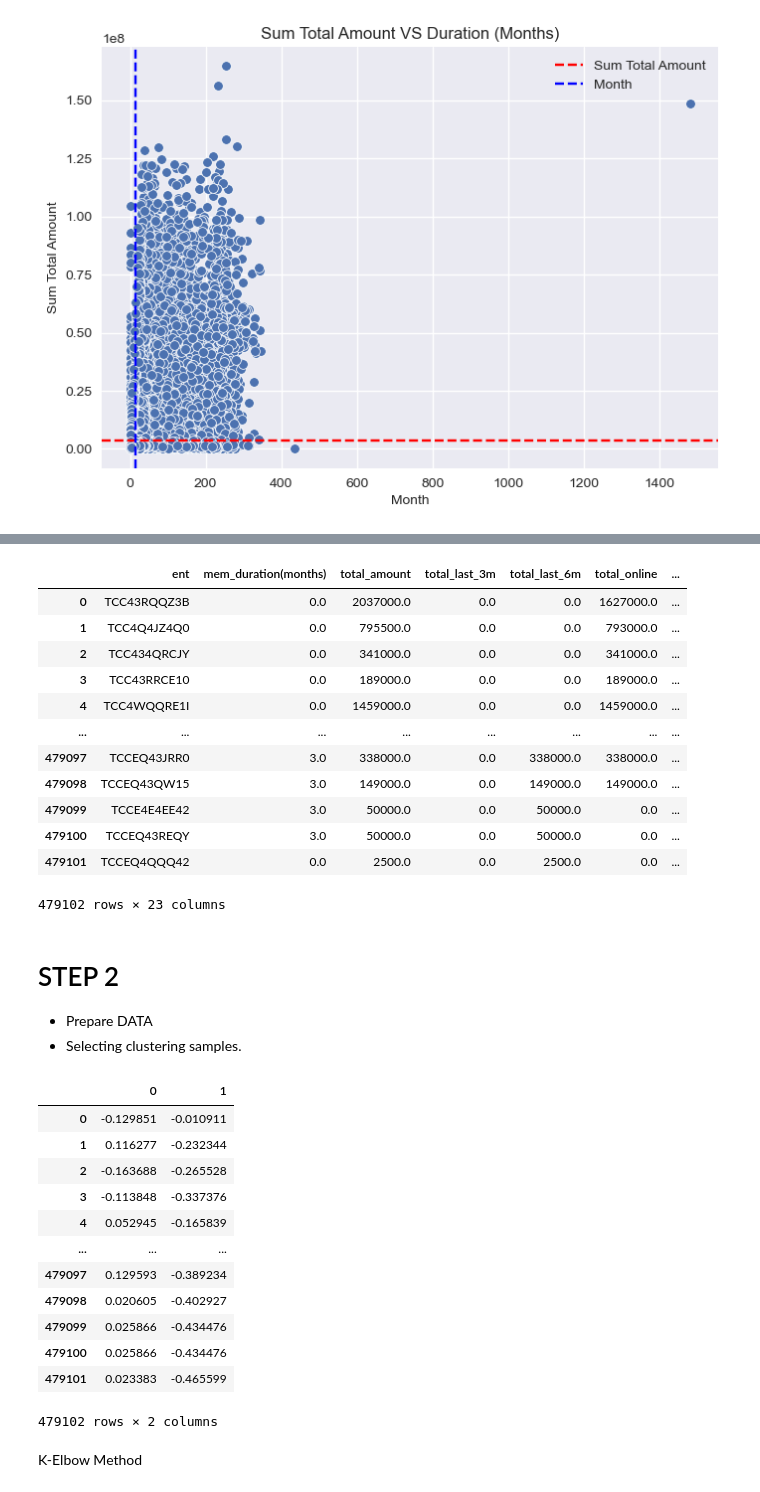
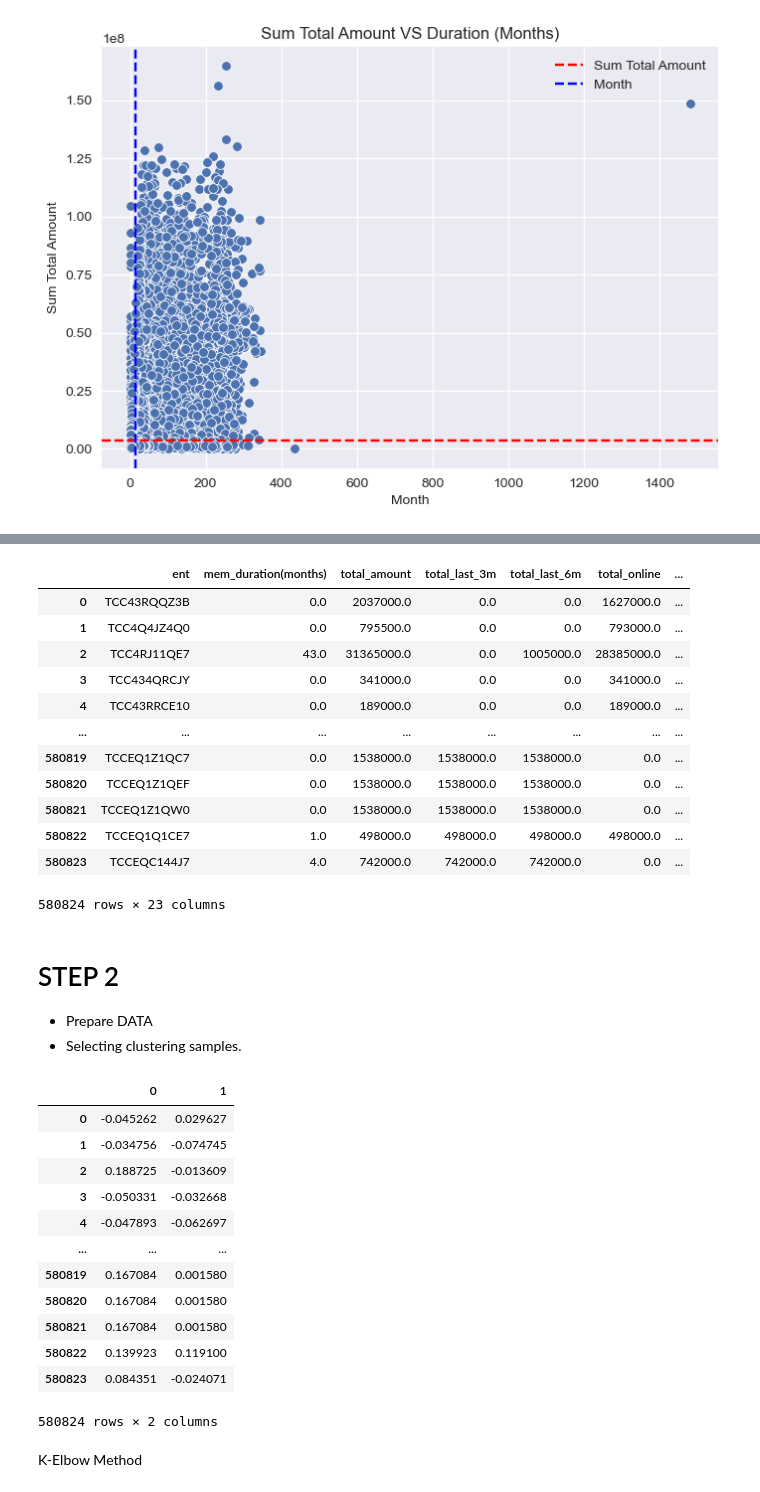
Before and after one commit to HikariJadeEmpire/AdvancedAnalytics-MADT8101, a Jupyter notebook: Week05_CustomerSegmentation/week5-Segmentation.ipynb, the cells around one changed output, grey strips where cells are left out. Cells and saved outputs as stored; diff of their text form; code cells hidden in the pictures.

```diff
--- a/Week05_CustomerSegmentation/week5-Segmentation.ipynb
+++ b/Week05_CustomerSegmentation/week5-Segmentation.ipynb
@@ -320,13 +320,3 @@ plt.style.use('seaborn-v0_8')
 amountvsyr(df)
 # %% [output]
 [figure]
-# %%
-for n,i in enumerate(df.columns):
-    if n != 0 :
-        q_low = df[i].quantile(0.01)
-        q_hi  = df[i].quantile(0.99)
-
-        df2 = df[(df[i] > q_hi)] # Outliers
-        df = df[(df[i] <= q_hi)]
-
-amountvsyr(df)
@@ -343,16 +327,16 @@ df
 |  | ent | mem_duration(months) | total_amount | total_last_3m | total_last_6m | total_online | ... |
 | 0 | TCC43RQQZ3B | 0.0 | 2037000.0 | 0.0 | 0.0 | 1627000.0 | ... |
 | 1 | TCC4Q4JZ4Q0 | 0.0 | 795500.0 | 0.0 | 0.0 | 793000.0 | ... |
-| 2 | TCC434QRCJY | 0.0 | 341000.0 | 0.0 | 0.0 | 341000.0 | ... |
-| 3 | TCC43RRCE10 | 0.0 | 189000.0 | 0.0 | 0.0 | 189000.0 | ... |
-| 4 | TCC4WQQRE1I | 0.0 | 1459000.0 | 0.0 | 0.0 | 1459000.0 | ... |
+| 2 | TCC4RJ11QE7 | 43.0 | 31365000.0 | 0.0 | 1005000.0 | 28385000.0 | ... |
+| 3 | TCC434QRCJY | 0.0 | 341000.0 | 0.0 | 0.0 | 341000.0 | ... |
+| 4 | TCC43RRCE10 | 0.0 | 189000.0 | 0.0 | 0.0 | 189000.0 | ... |
 | ... | ... | ... | ... | ... | ... | ... | ... |
-| 479097 | TCCEQ43JRR0 | 3.0 | 338000.0 | 0.0 | 338000.0 | 338000.0 | ... |
-| 479098 | TCCEQ43QW15 | 3.0 | 149000.0 | 0.0 | 149000.0 | 149000.0 | ... |
-| 479099 | TCCE4E4EE42 | 3.0 | 50000.0 | 0.0 | 50000.0 | 0.0 | ... |
-| 479100 | TCCEQ43REQY | 3.0 | 50000.0 | 0.0 | 50000.0 | 0.0 | ... |
-| 479101 | TCCEQ4QQQ42 | 0.0 | 2500.0 | 0.0 | 2500.0 | 0.0 | ... |
+| 580819 | TCCEQ1Z1QC7 | 0.0 | 1538000.0 | 1538000.0 | 1538000.0 | 0.0 | ... |
+| 580820 | TCCEQ1Z1QEF | 0.0 | 1538000.0 | 1538000.0 | 1538000.0 | 0.0 | ... |
+| 580821 | TCCEQ1Z1QW0 | 0.0 | 1538000.0 | 1538000.0 | 1538000.0 | 0.0 | ... |
+| 580822 | TCCEQ1Q1CE7 | 1.0 | 498000.0 | 498000.0 | 498000.0 | 498000.0 | ... |
+| 580823 | TCCEQC144J7 | 4.0 | 742000.0 | 742000.0 | 742000.0 | 0.0 | ... |
-479102 rows × 23 columns
+580824 rows × 23 columns
 # %% [markdown]
 # STEP 2
 - Prepare DATA
@@ -369,35 +356,32 @@ from yellowbrick.cluster import KElbowVisualizer
 # %%
 # Prepare data for an Elbow Visualization & Clustering
 
 dfk = df.drop(columns=['ent']).reset_index(drop=True)
-dfk_outler = df2.drop(columns=['ent']).reset_index(drop=True)
 
 bfc = Pipeline(
     steps=[("normalization", MinMaxScaler()),
            ('PCA',PCA(n_components=2, random_state=42))
            ])
 
 dfk = bfc.fit_transform(dfk)
-dfk_outler = bfc.fit_transform(dfk_outler)
 
 dfk = pd.DataFrame(dfk)
-dfk_outler = pd.DataFrame(dfk_outler)
 
 display(dfk)
 # %% [output]
 |  | 0 | 1 |
-| 0 | -0.129851 | -0.010911 |
-| 1 | 0.116277 | -0.232344 |
-| 2 | -0.163688 | -0.265528 |
-| 3 | -0.113848 | -0.337376 |
-| 4 | 0.052945 | -0.165839 |
+| 0 | -0.045262 | 0.029627 |
+| 1 | -0.034756 | -0.074745 |
+| 2 | 0.188725 | -0.013609 |
+| 3 | -0.050331 | -0.032668 |
+| 4 | -0.047893 | -0.062697 |
 | ... | ... | ... |
-| 479097 | 0.129593 | -0.389234 |
-| 479098 | 0.020605 | -0.402927 |
-| 479099 | 0.025866 | -0.434476 |
-| 479100 | 0.025866 | -0.434476 |
-| 479101 | 0.023383 | -0.465599 |
+| 580819 | 0.167084 | 0.001580 |
+| 580820 | 0.167084 | 0.001580 |
+| 580821 | 0.167084 | 0.001580 |
+| 580822 | 0.139923 | 0.119100 |
+| 580823 | 0.084351 | -0.024071 |
-479102 rows × 2 columns
+580824 rows × 2 columns
 # %% [markdown]
 K-Elbow Method
 # %%
```
Also changed, not shown: parts of 24 cells of this notebook, 1 other file.
